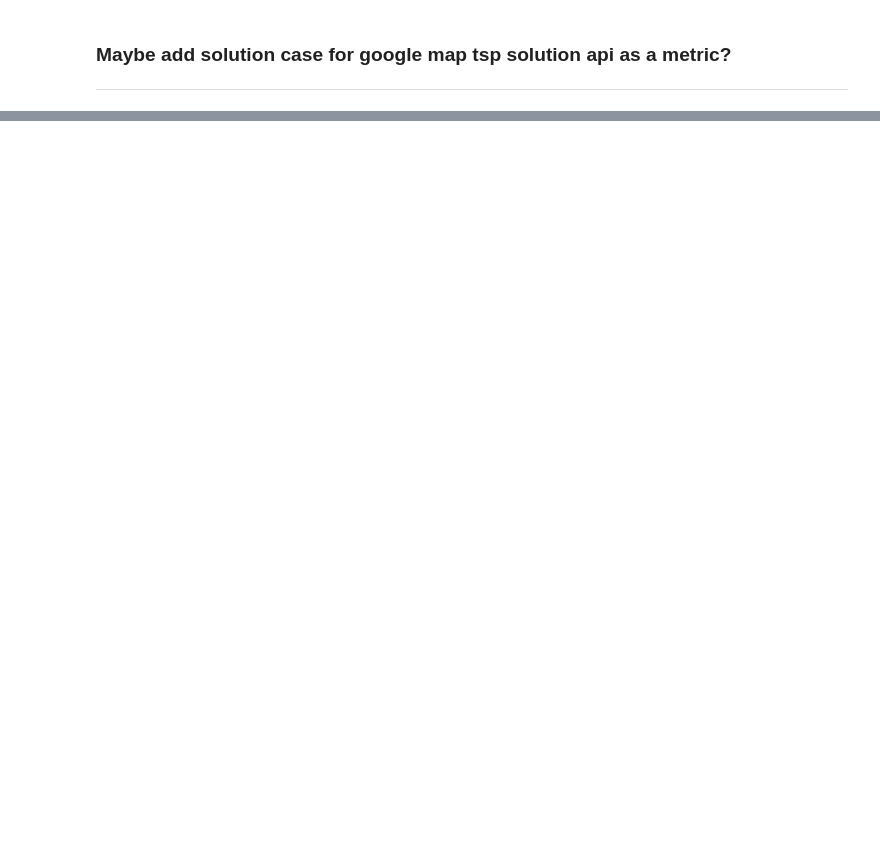
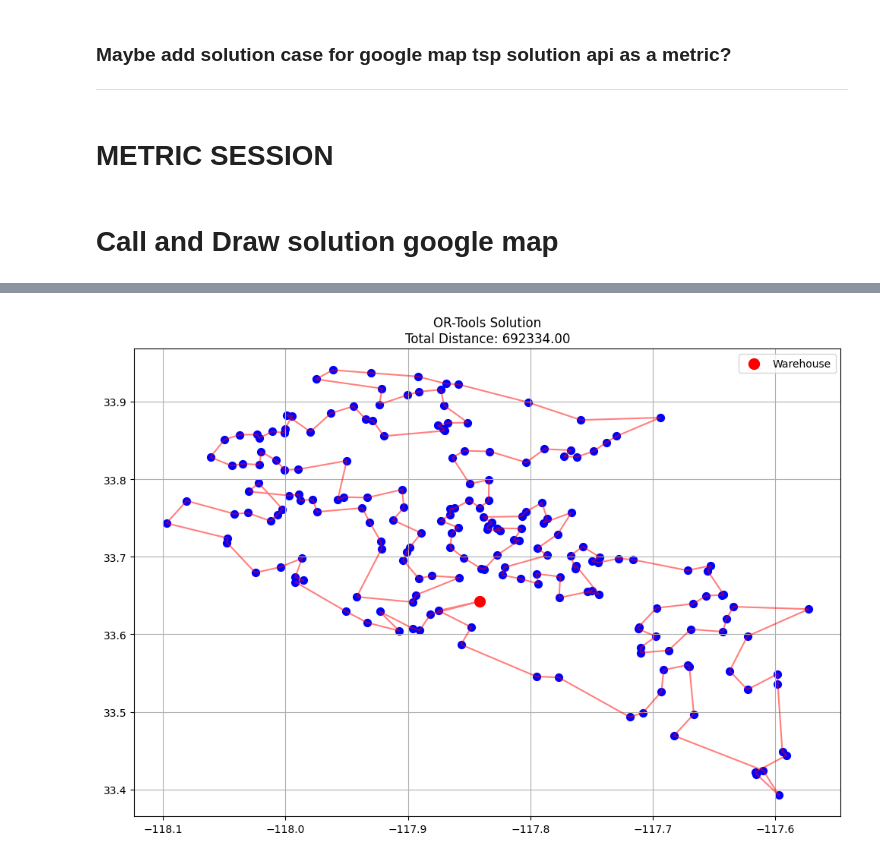
Before and after one commit to Hyunwoo36/uci_tsp, a Jupyter notebook: TSPsolver.ipynb, the cells around one changed output, grey strips where cells are left out. Saved outputs shown, nothing was run; the diff lists cells and outputs as text; code cells hidden in the pictures; blank space fills up the shorter version.

```diff
--- a/TSPsolver.ipynb
+++ b/TSPsolver.ipynb
@@ -233,0 +277,15 @@ def compare_all_results():
+# %% [markdown]
+# METRIC SESSION
+# %% [markdown]
+# Call and Draw solution google map
+# %%
+# Load OR-Tools solution
+with open('ortools_solution.json', 'r') as f:
+    ortools_data = json.load(f)
+print("\nOR-Tools solution loaded from:", ortools_data['timestamp'])
+
+# Plot OR-Tools solution
+ortools_route = ortools_data['route']
+ortools_distance = calculate_route_distance(ortools_route, distance_matrix)
+plot_route(ortools_route, locations_mapping, distance_matrix, "OR-Tools Solution")
+# %% [output]
@@ -233,0 +293 @@ def compare_all_results():
+[figure, added]
```
Also changed, not shown: parts of 15 cells of this notebook, 1 other file.
